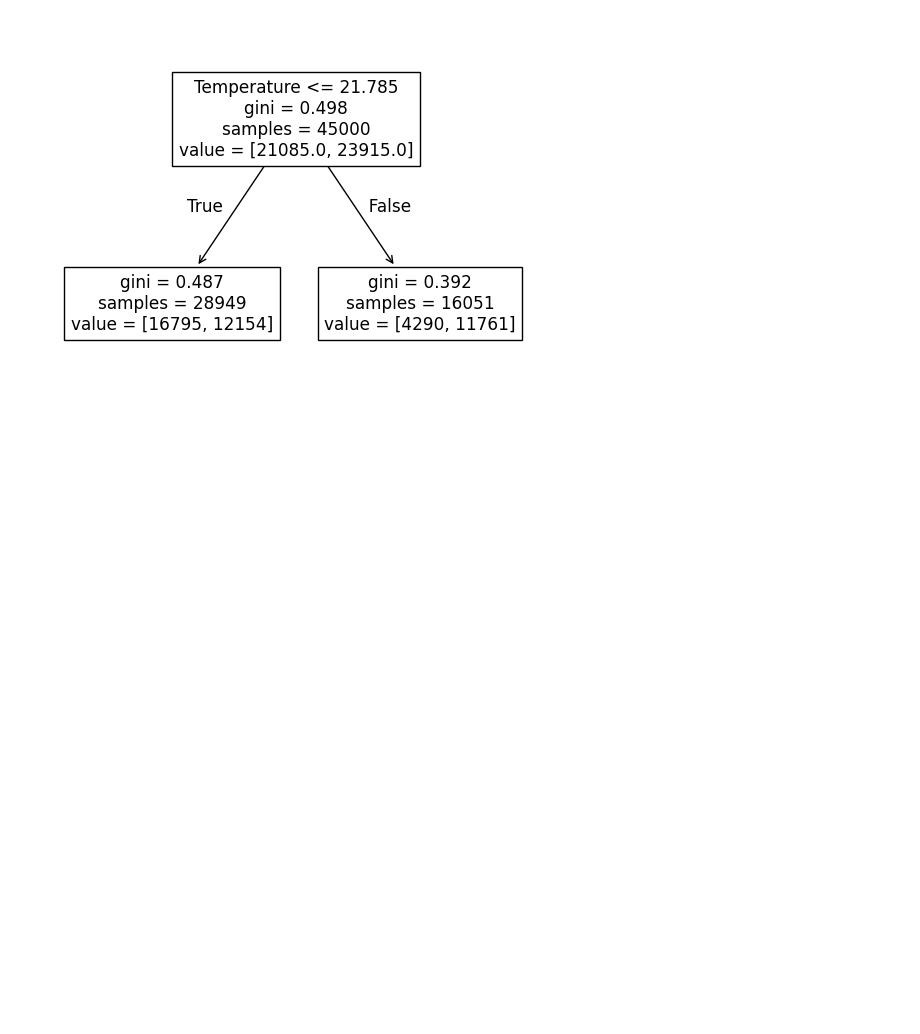
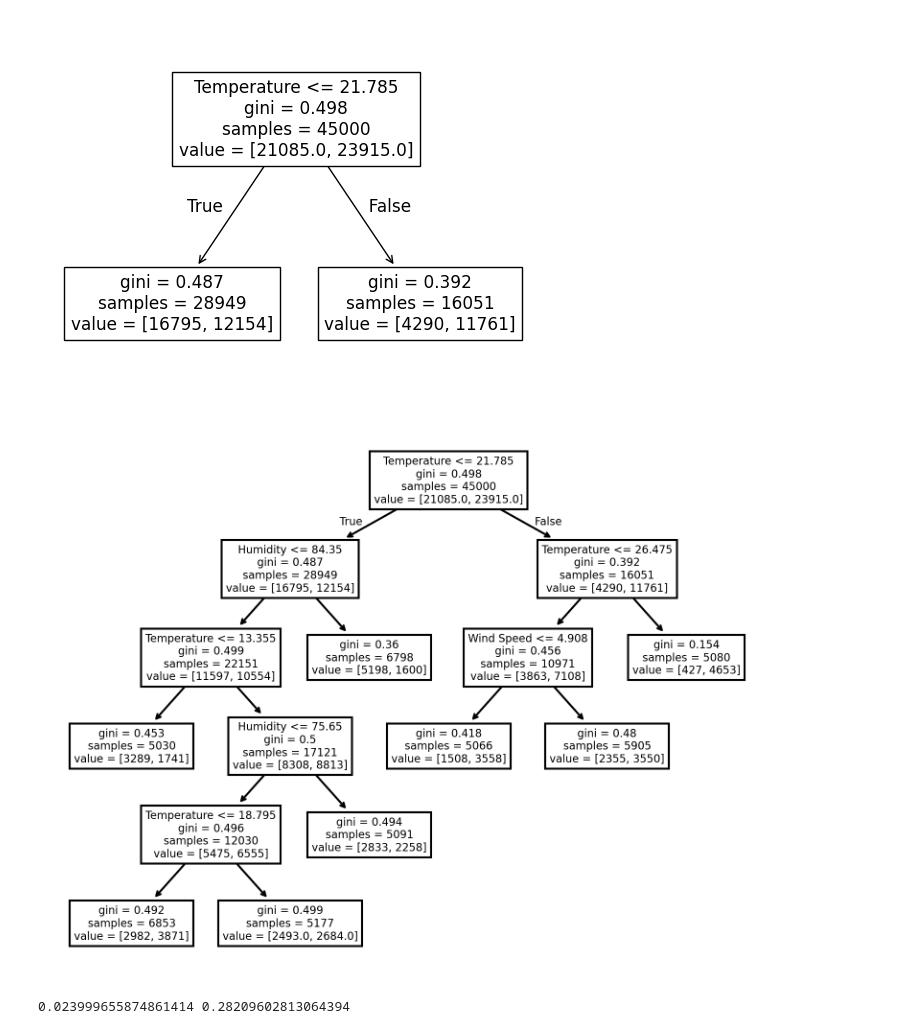
Before and after one commit to maxz101524/IS327---Machine-Learning, a Jupyter notebook: codealong3d.ipynb, the cells around one changed output. Drawn from its saved outputs; the diff is of its cells as text; code cells hidden in the pictures; blank space fills up the shorter version.

```diff
--- a/codealong3d.ipynb
+++ b/codealong3d.ipynb
@@ -74,3 +74,26 @@ model.fit(train_X,train_df.label)
 _ = tree.plot_tree(model,feature_names=features)
 # %% [output]
 [figure]
+# %%
+model = tree.DecisionTreeClassifier(min_samples_leaf = 5000) #smaller number = bigger tree
+features = ['Temperature','Humidity','Wind Speed']
+train_X = train_df[features]
+
+model.fit(train_X, train_df.label)
+plt.figure(dpi=300) #make the image high-resolution
+_ = tree.plot_tree(model, feature_names=features)
+# %% [output]
+[figure, added]
+# %%
+from sklearn.metrics import cohen_kappa_score as kappa
+test_X = test_df[features]
+model = tree.DecisionTreeClassifier(min_samples_leaf=15000)
+model.fit(train_X,train_df.label)
+test_pred = model.predict(test_X)
+train_pred = model.predict(train_X)
+
+test_kappa = kappa(test_df.label, test_pred)
+train_kappa = kappa(train_df.label, train_pred)
+print(test_kappa,train_kappa)
+# %% [output]
+0.023999655874861414 0.28209602813064394
```
Also changed, not shown: parts of 1 cell of this notebook.
